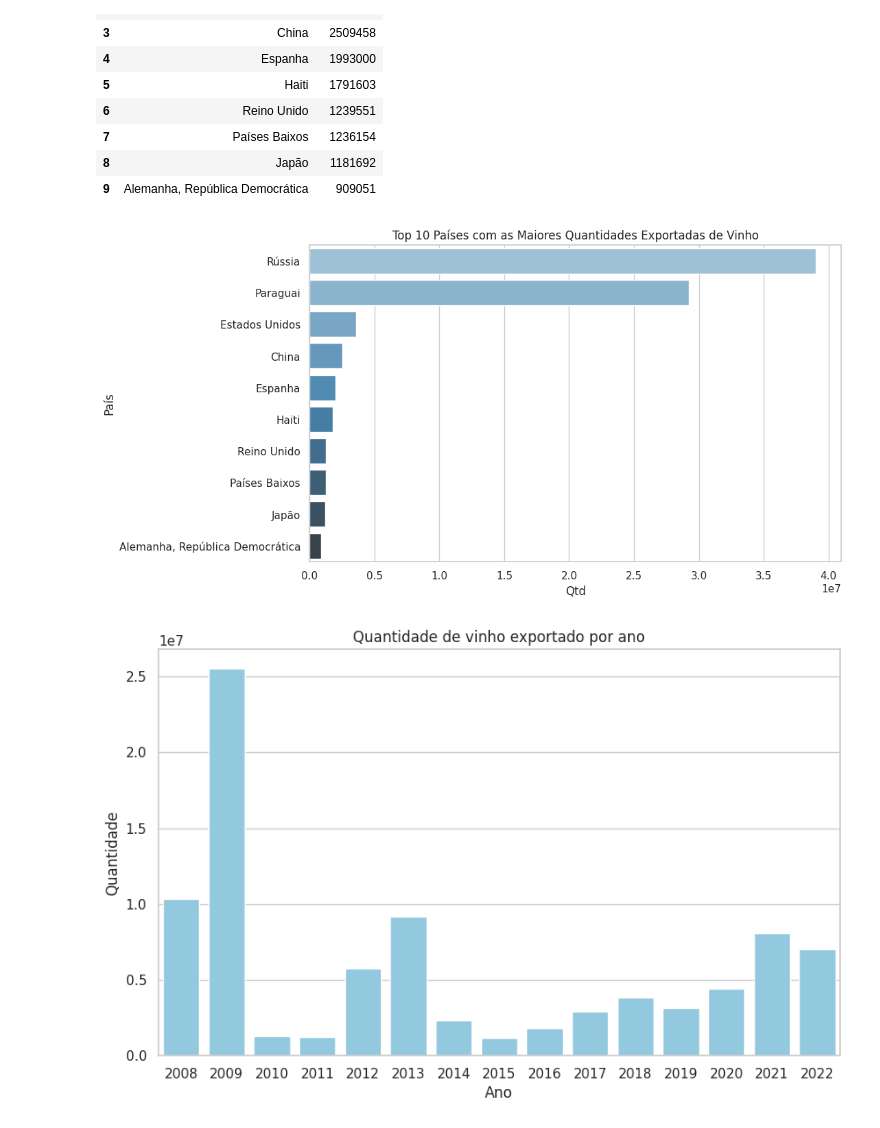
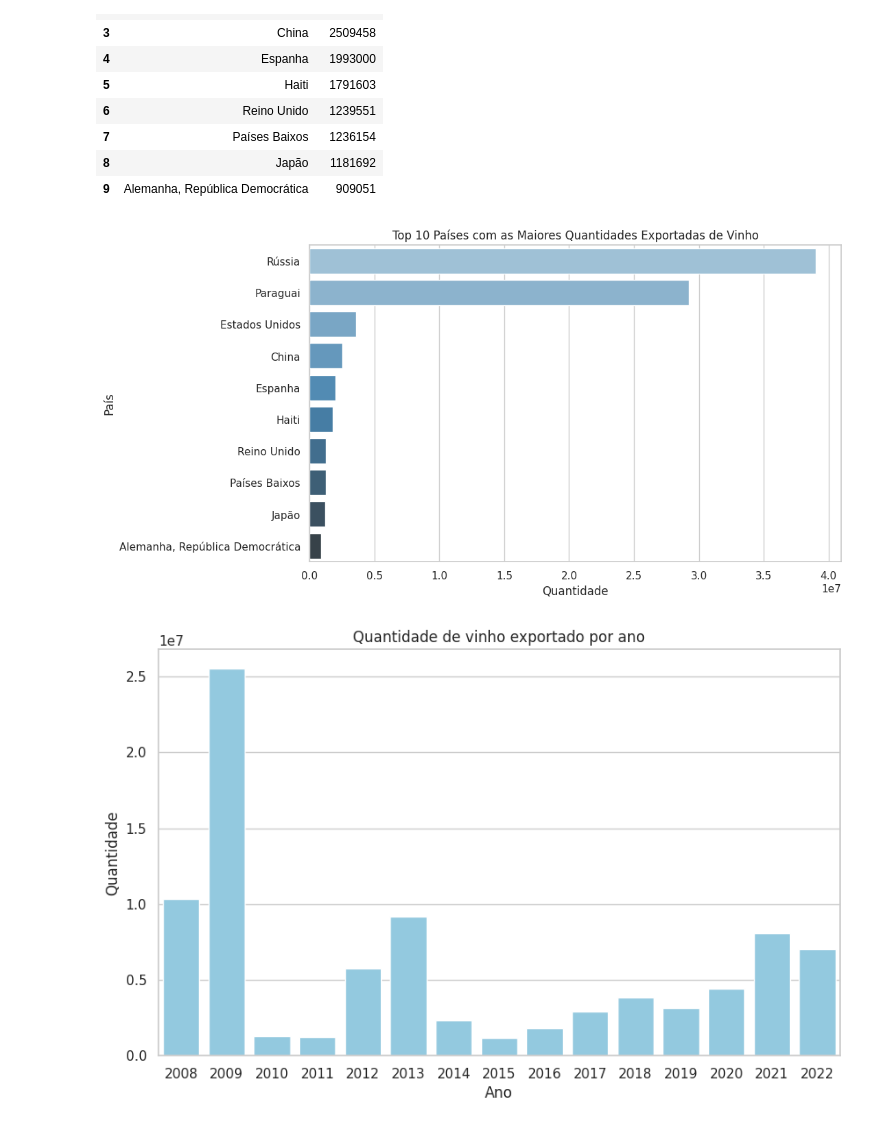
Before and after one commit to VivianeCorreia/Tech-Challenge, a Jupyter notebook: 2_challenge.ipynb, the cells around one changed output. Drawn from its saved outputs; the diff is of its cells as text; code cells hidden in the pictures.

```diff
--- a/2_challenge.ipynb
+++ b/2_challenge.ipynb
@@ -421,17 +421,17 @@ top10_exp.head(11)
 # %%
 # Configure o estilo do gráfico
 sns.set(style="whitegrid")
 
 plt.figure(figsize=(10, 6))
 sns.barplot(x='Qtd', y='País', data=top10_exp, palette="Blues_d")
 
-plt.xlabel('Qtd')
+plt.xlabel('Quantidade')
 plt.ylabel('País')
 plt.title('Top 10 Países com as Maiores Quantidades Exportadas de Vinho')
 
 plt.show()
 # %% [output]
-[figure, old version]
+[figure, new version]
 # %%
 # Configure o estilo do Seaborn
 #sns.set(style="whitegrid")
```
Also changed, not shown: parts of 6 cells of this notebook.
